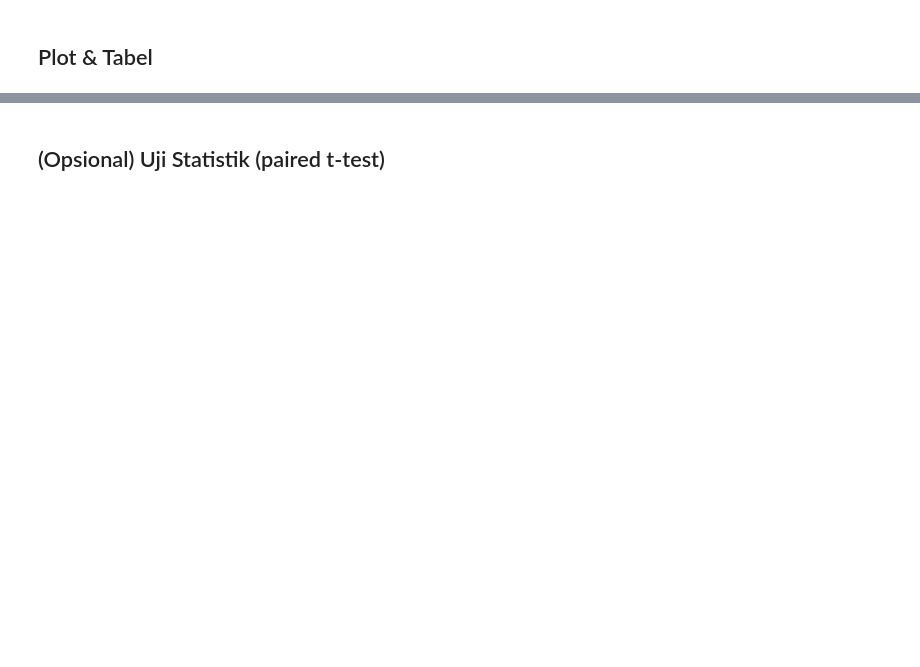
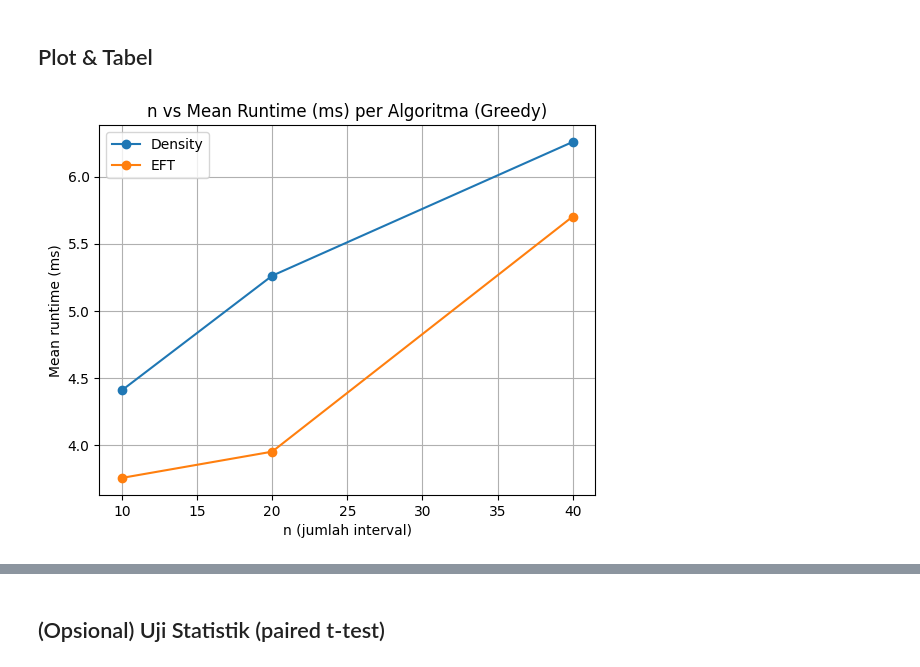
Before and after one commit to rrrambatsigma/DAA_Kelompok4_KelasA_IntSched, a Jupyter notebook: notebook/01 Bentuk Jupyter File Project.ipynb, the cells around one changed output, grey strips where cells are left out. Drawn from its saved outputs; the diff is of its cells as text; code cells hidden in the pictures; blank space fills up the shorter version.

```diff
--- a/notebook/01 Bentuk Jupyter File Project.ipynb
+++ b/notebook/01 Bentuk Jupyter File Project.ipynb
@@ -316,21 +316,6 @@ test_eft_overlap()
 ✅ Test EFT (overlap) LULUS
 # %% [markdown]
 ## Evaluator & Timing
-# %%
-def run_once(algorithm, instance):
-    """
-    Jalankan satu algoritma pada satu instance
-    Return:
-    - waktu eksekusi (ms)
-    - gap / feasibility (0 = feasible, 1 = infeasible)
-    """
-    t0 = time.perf_counter()                       # O(1)
-    out = algorithm(instance)                      # O(T(n)) tergantung algoritma
-    dt = (time.perf_counter() - t0) * 1000.0       # O(1)
-
-    gap = evaluate_solution(out, instance)         # O(k) k = jumlah interval terpilih
-
-    return dt, gap
 # %%
 def run_once(algorithm, instance):
     """
@@ -473,2 +785,35 @@ Error:
 # %% [markdown]
 ## Plot & Tabel
+# %%
+# ============================================================
+# LINE CHART: n vs Mean Runtime (Greedy)
+# ============================================================
+
+mean_time = (
+    results_df
+    .groupby(["n", "algorithm"], as_index=False)
+    .agg(mean_runtime_ms=("time_ms", "mean"))
+)
+
+plt.figure()
+
+for algo in mean_time["algorithm"].unique():
+    tmp = (
+        mean_time[mean_time["algorithm"] == algo]
+        .sort_values("n")
+    )
+    plt.plot(
+        tmp["n"],
+        tmp["mean_runtime_ms"],
+        marker="o",
+        label=algo
+    )
+
+plt.xlabel("n (jumlah interval)")
+plt.ylabel("Mean runtime (ms)")
+plt.title("n vs Mean Runtime (ms) per Algoritma (Greedy)")
+plt.legend()
+plt.grid(True)
+plt.show()
+# %% [output]
+[figure, added]
```
Also changed, not shown: parts of 33 cells of this notebook, 2 other files.
